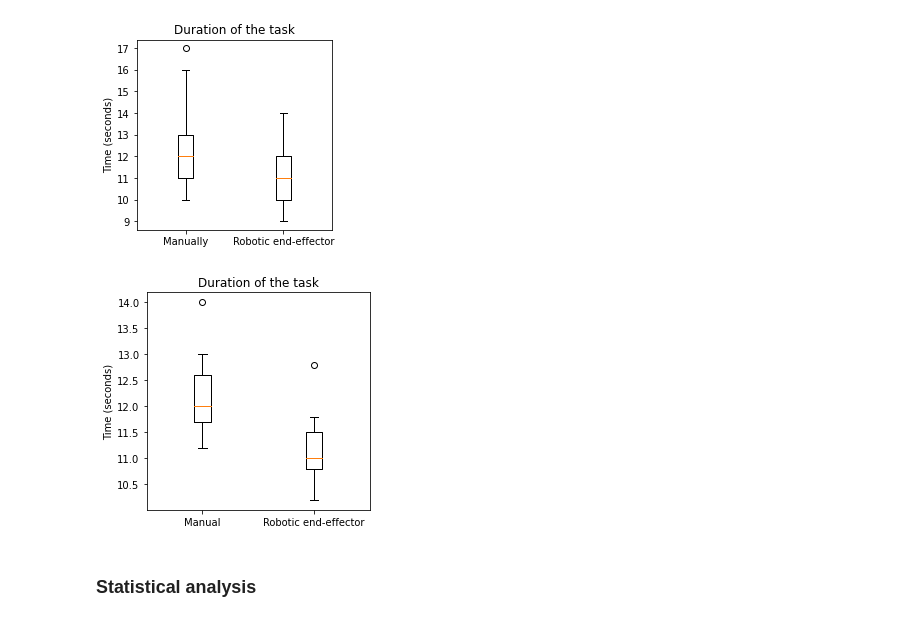
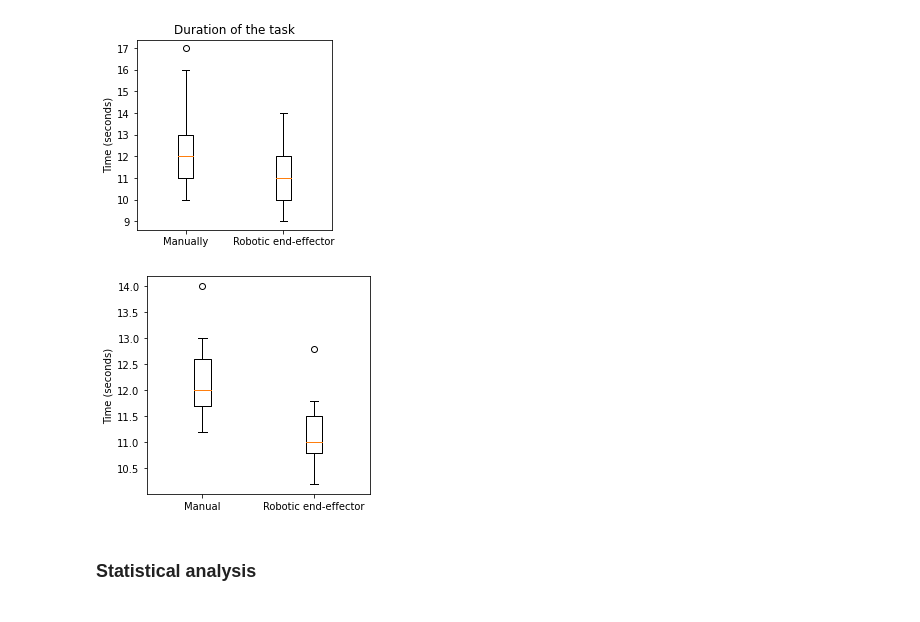
Before and after one commit to Jenirethvanessa/robotic_end-effector, a Jupyter notebook: results_questionnaire_task1.ipynb, the cells around one changed output. Saved outputs shown, nothing was run; the diff lists cells and outputs as text; code cells hidden in the pictures.

```diff
--- a/results_questionnaire_task1.ipynb
+++ b/results_questionnaire_task1.ipynb
@@ -159,12 +163,12 @@ plt.show()
 # %%
 plt.figure(figsize=(4, 4))
 plt.boxplot([manual_value_mean, robot_value_mean], labels=['Manual', 'Robotic end-effector'])
 
-plt.title('Duration of the task')
+#plt.title('Duration of the task')
 plt.ylabel('Time (seconds)')
 plt.show()
 # %% [output]
-[figure, old version]
+[figure, new version]
 # %% [markdown]
 ### Statistical analysis
 # %%
```
Also changed, not shown: parts of 6 cells of this notebook, 5 other files.
